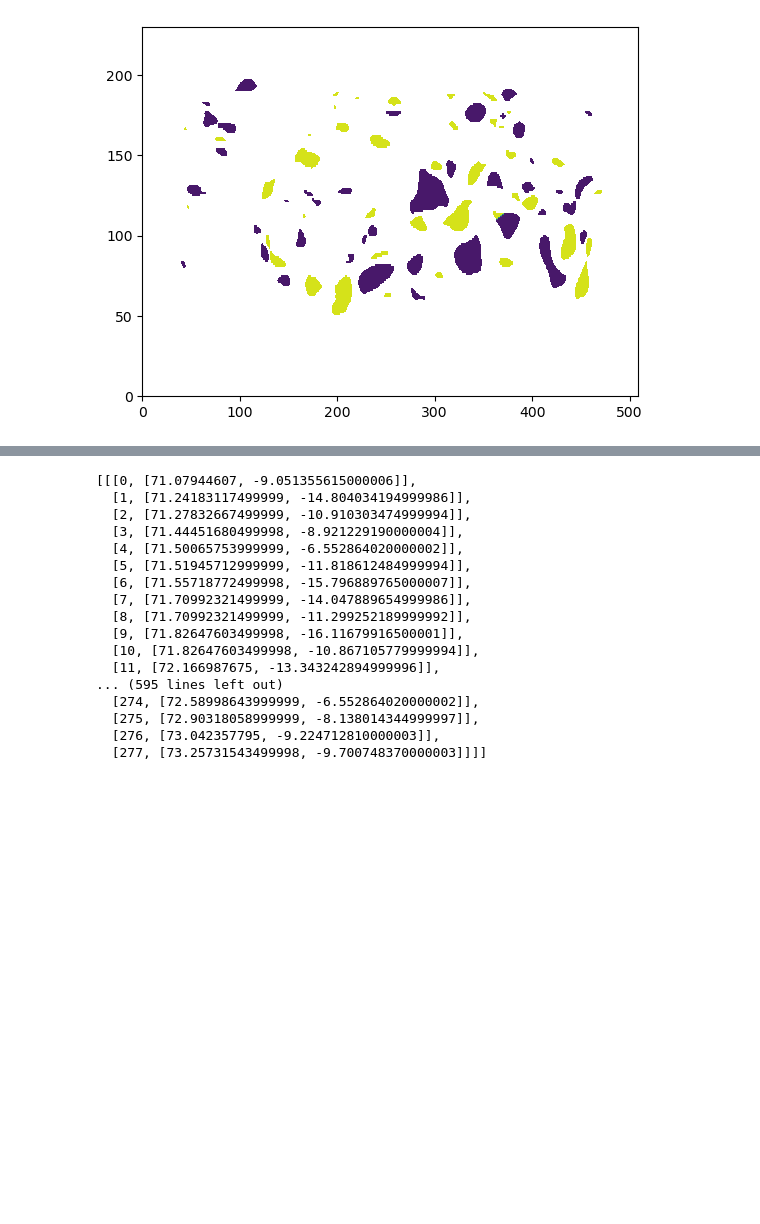
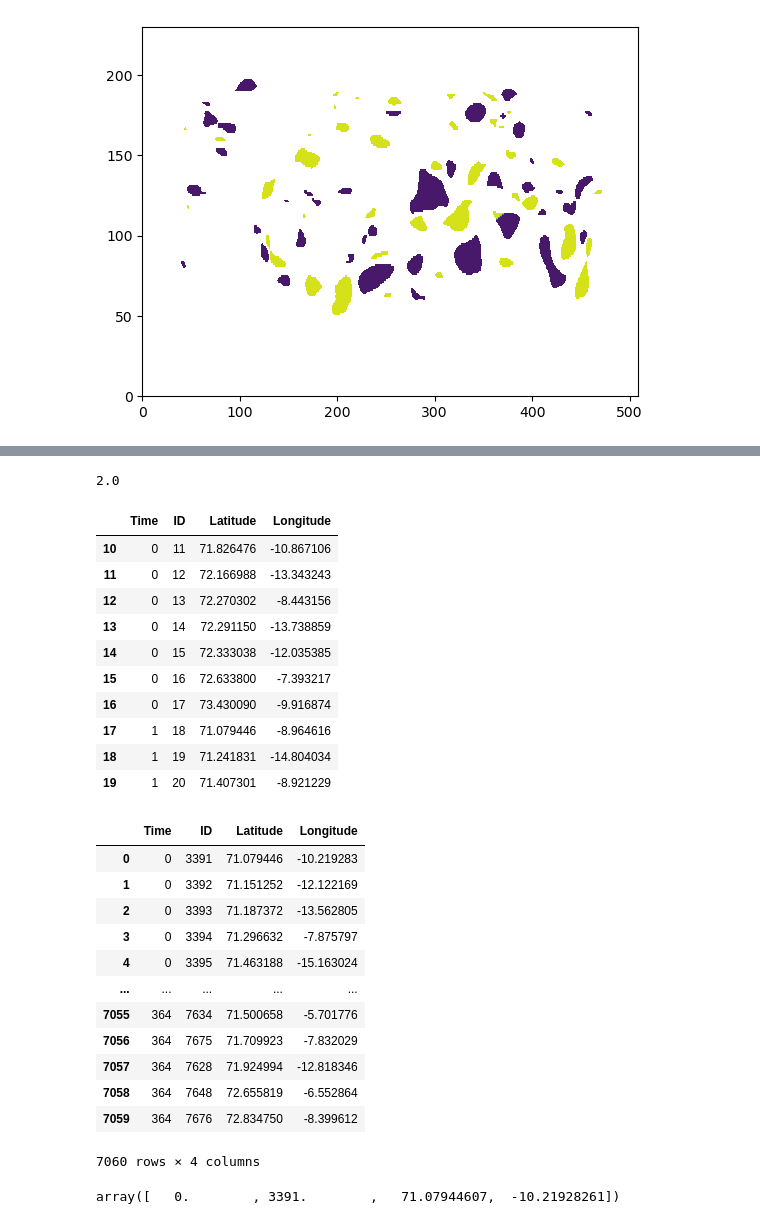
Before and after one commit to EirikKvamme/MScEirik, a Jupyter notebook: Eddies/EddyTracking.ipynb, the cells around one changed output, grey strips where cells are left out. Drawn from its saved outputs; the diff is of its cells as text; code cells hidden in the pictures; blank space fills up the shorter version.

```diff
--- a/Eddies/EddyTracking.ipynb
+++ b/Eddies/EddyTracking.ipynb
@@ -166,20 +28,0 @@ MemoryError
-# %%
-display(ID_locMax)
-# %% [output]
-[[[0, [71.07944607, -9.051355615000006]],
-  [1, [71.24183117499999, -14.804034194999986]],
-  [2, [71.27832667499999, -10.910303474999994]],
-  [3, [71.44451680499998, -8.921229190000004]],
-  [4, [71.50065753999999, -6.552864020000002]],
-  [5, [71.51945712999999, -11.818612484999994]],
-  [6, [71.55718772499998, -15.796889765000007]],
-  [7, [71.70992321499999, -14.047889654999986]],
-  [8, [71.70992321499999, -11.299252189999992]],
-  [9, [71.82647603499998, -16.11679916500001]],
-  [10, [71.82647603499998, -10.867105779999994]],
-  [11, [72.166987675, -13.343242894999996]],
-... (595 lines left out)
-  [274, [72.58998643999999, -6.552864020000002]],
-  [275, [72.90318058999999, -8.138014344999997]],
-  [276, [73.042357795, -9.224712810000003]],
-  [277, [73.25731543499998, -9.700748370000003]]]]
@@ -190,0 +39,37 @@ for data in ID_locMax:
+# %%
+x = np.unique([0,2,0,3,np.nan])
+x = x[~np.isnan(x)]
+print(x[1])
+# %% [output]
+2.0
+# %%
+display(locMax[10:20],locMin)
+# %% [output]
+|  | Time | ID | Latitude | Longitude |
+| 10 | 0 | 11 | 71.826476 | -10.867106 |
+| 11 | 0 | 12 | 72.166988 | -13.343243 |
+| 12 | 0 | 13 | 72.270302 | -8.443156 |
+| 13 | 0 | 14 | 72.291150 | -13.738859 |
+| 14 | 0 | 15 | 72.333038 | -12.035385 |
+| 15 | 0 | 16 | 72.633800 | -7.393217 |
+| 16 | 0 | 17 | 73.430090 | -9.916874 |
+| 17 | 1 | 18 | 71.079446 | -8.964616 |
+| 18 | 1 | 19 | 71.241831 | -14.804034 |
+| 19 | 1 | 20 | 71.407301 | -8.921229 |
+|  | Time | ID | Latitude | Longitude |
+| 0 | 0 | 3391 | 71.079446 | -10.219283 |
+| 1 | 0 | 3392 | 71.151252 | -12.122169 |
+| 2 | 0 | 3393 | 71.187372 | -13.562805 |
+| 3 | 0 | 3394 | 71.296632 | -7.875797 |
+| 4 | 0 | 3395 | 71.463188 | -15.163024 |
+| ... | ... | ... | ... | ... |
+| 7055 | 364 | 7634 | 71.500658 | -5.701776 |
+| 7056 | 364 | 7675 | 71.709923 | -7.832029 |
+| 7057 | 364 | 7628 | 71.924994 | -12.818346 |
+| 7058 | 364 | 7648 | 72.655819 | -6.552864 |
+| 7059 | 364 | 7676 | 72.834750 | -8.399612 |
+7060 rows × 4 columns
+# %%
+display(locMin.values[0])
+# %% [output]
+array([   0.        , 3391.        ,   71.07944607,  -10.21928261])
```
Also changed, not shown: parts of 13 cells of this notebook, 3 other files.
